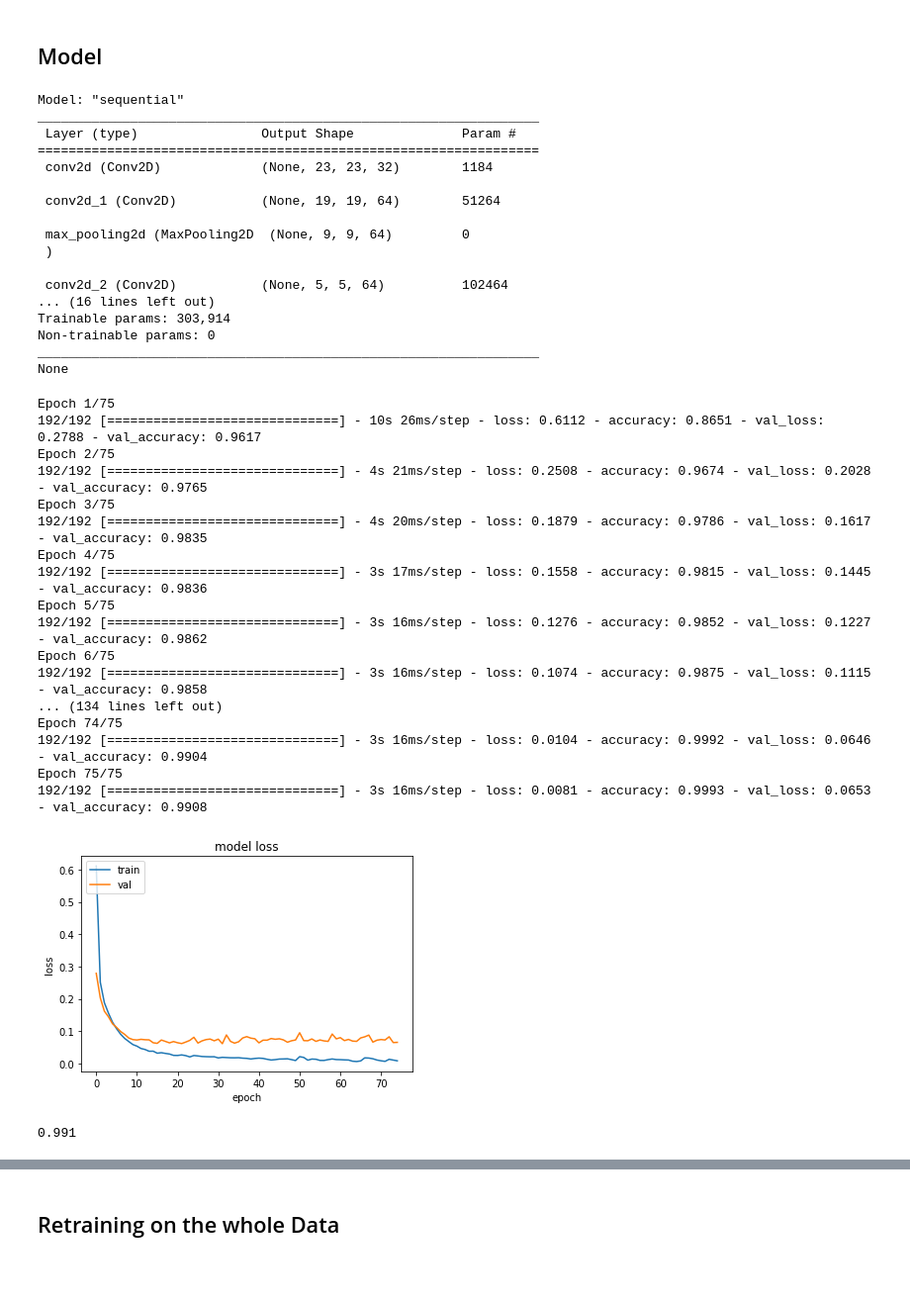
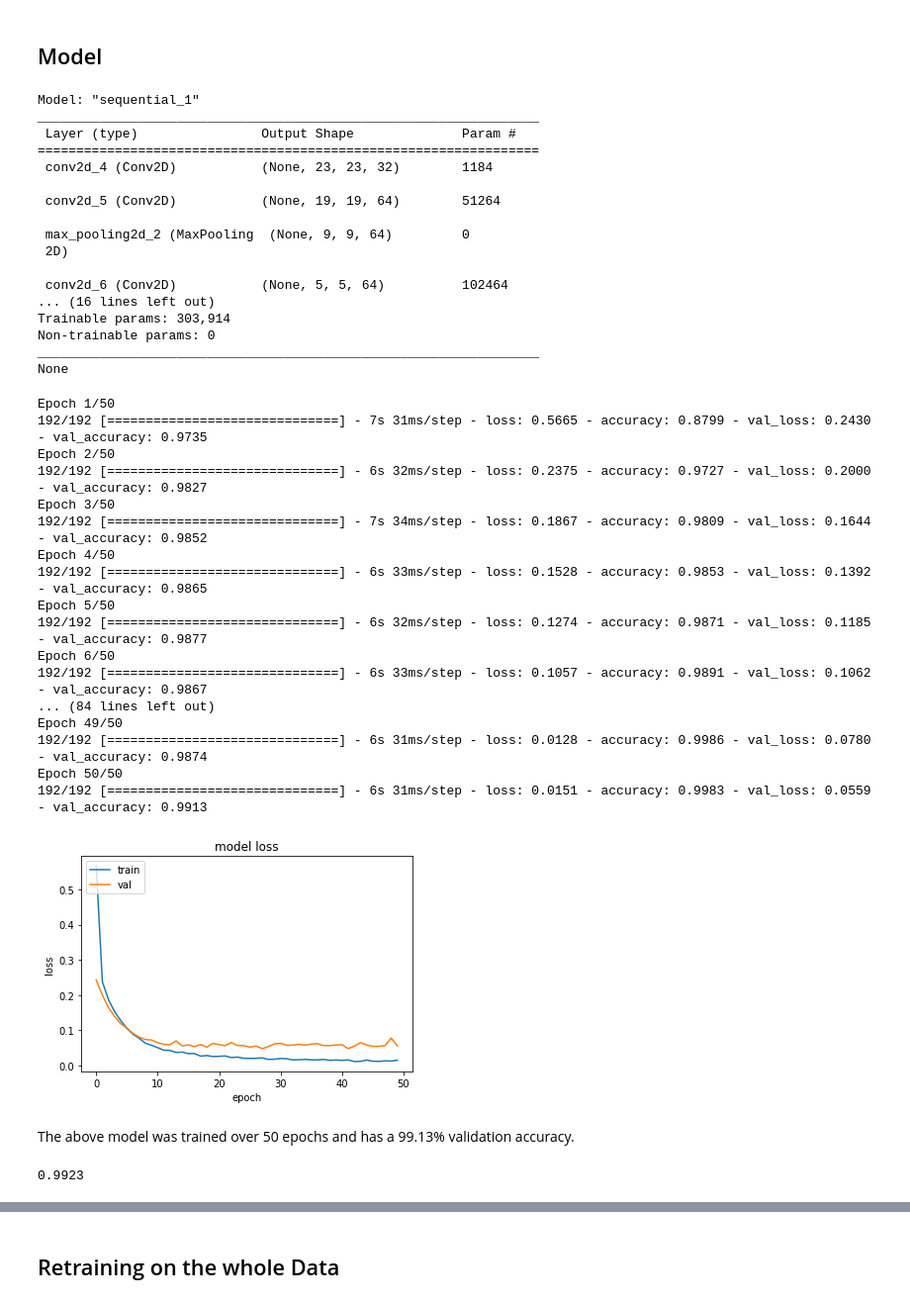
Before and after one commit to rohitashwachaks/advanced_optimisation, a Jupyter notebook: Assignments/HW1.ipynb, the cells around one changed output, grey strips where cells are left out. Shown at 99% size. Drawn from its saved outputs; the diff is of its cells as text; code cells hidden in the pictures; blank space fills up the shorter version.

```diff
--- a/Assignments/HW1.ipynb
+++ b/Assignments/HW1.ipynb
@@ -12,3 +20,3 @@ import matplotlib.pyplot as plt
 # %%
-def gray2bw(arr: np.array, threshold: int = 0.8):
+def gray2bw(arr: np.array, threshold: int = 0.3):
   return np.where(arr > threshold, 1, 0)
@@ -86,49 +96,51 @@ class MNIST_Model:
 cnn_model = MNIST_Model()
 cnn_model.compile()
 # %% [output]
-Model: "sequential"
+Model: "sequential_1"
 _________________________________________________________________
  Layer (type)                Output Shape              Param #
 =================================================================
- conv2d (Conv2D)             (None, 23, 23, 32)        1184
+ conv2d_4 (Conv2D)           (None, 23, 23, 32)        1184
 
- conv2d_1 (Conv2D)           (None, 19, 19, 64)        51264
+ conv2d_5 (Conv2D)           (None, 19, 19, 64)        51264
 
- max_pooling2d (MaxPooling2D  (None, 9, 9, 64)         0
- )
+ max_pooling2d_2 (MaxPooling  (None, 9, 9, 64)         0
+ 2D)
 
- conv2d_2 (Conv2D)           (None, 5, 5, 64)          102464
+ conv2d_6 (Conv2D)           (None, 5, 5, 64)          102464
 ... (16 lines left out)
 Trainable params: 303,914
 Non-trainable params: 0
 _________________________________________________________________
 None
 # %%
-cnn_model.fit(x_train,y_train,epochs=75)
+cnn_model.fit(x_train,y_train)
 cnn_model.plot()
 # %% [output]
-Epoch 1/75
-192/192 [==============================] - 10s 26ms/step - loss: 0.6112 - accuracy: 0.8651 - val_loss: 0.2788 - val_accuracy: 0.9617
-Epoch 2/75
-192/192 [==============================] - 4s 21ms/step - loss: 0.2508 - accuracy: 0.9674 - val_loss: 0.2028 - val_accuracy: 0.9765
-Epoch 3/75
-192/192 [==============================] - 4s 20ms/step - loss: 0.1879 - accuracy: 0.9786 - val_loss: 0.1617 - val_accuracy: 0.9835
-Epoch 4/75
-192/192 [==============================] - 3s 17ms/step - loss: 0.1558 - accuracy: 0.9815 - val_loss: 0.1445 - val_accuracy: 0.9836
-Epoch 5/75
-192/192 [==============================] - 3s 16ms/step - loss: 0.1276 - accuracy: 0.9852 - val_loss: 0.1227 - val_accuracy: 0.9862
-Epoch 6/75
-192/192 [==============================] - 3s 16ms/step - loss: 0.1074 - accuracy: 0.9875 - val_loss: 0.1115 - val_accuracy: 0.9858
-... (134 lines left out)
-Epoch 74/75
-192/192 [==============================] - 3s 16ms/step - loss: 0.0104 - accuracy: 0.9992 - val_loss: 0.0646 - val_accuracy: 0.9904
-Epoch 75/75
-192/192 [==============================] - 3s 16ms/step - loss: 0.0081 - accuracy: 0.9993 - val_loss: 0.0653 - val_accuracy: 0.9908
+Epoch 1/50
+192/192 [==============================] - 7s 31ms/step - loss: 0.5665 - accuracy: 0.8799 - val_loss: 0.2430 - val_accuracy: 0.9735
+Epoch 2/50
+192/192 [==============================] - 6s 32ms/step - loss: 0.2375 - accuracy: 0.9727 - val_loss: 0.2000 - val_accuracy: 0.9827
+Epoch 3/50
+192/192 [==============================] - 7s 34ms/step - loss: 0.1867 - accuracy: 0.9809 - val_loss: 0.1644 - val_accuracy: 0.9852
+Epoch 4/50
+192/192 [==============================] - 6s 33ms/step - loss: 0.1528 - accuracy: 0.9853 - val_loss: 0.1392 - val_accuracy: 0.9865
+Epoch 5/50
+192/192 [==============================] - 6s 32ms/step - loss: 0.1274 - accuracy: 0.9871 - val_loss: 0.1185 - val_accuracy: 0.9877
+Epoch 6/50
+192/192 [==============================] - 6s 33ms/step - loss: 0.1057 - accuracy: 0.9891 - val_loss: 0.1062 - val_accuracy: 0.9867
+... (84 lines left out)
+Epoch 49/50
+192/192 [==============================] - 6s 31ms/step - loss: 0.0128 - accuracy: 0.9986 - val_loss: 0.0780 - val_accuracy: 0.9874
+Epoch 50/50
+192/192 [==============================] - 6s 31ms/step - loss: 0.0151 - accuracy: 0.9983 - val_loss: 0.0559 - val_accuracy: 0.9913
-[figure, old version]
+[figure, new version]
+# %% [markdown]
+The above model was trained over 50 epochs and has a 99.13% validation accuracy.
 # %%
 # Test set accuracy
 pred_probs2 = cnn_model.model.predict(x_test)
 pred2 = np.argmax(pred_probs2, axis=1)
 print(np.mean(pred2==y_test))
 # %% [output]
-0.991
+0.9923
```
Also changed, not shown: parts of 10 cells of this notebook.
